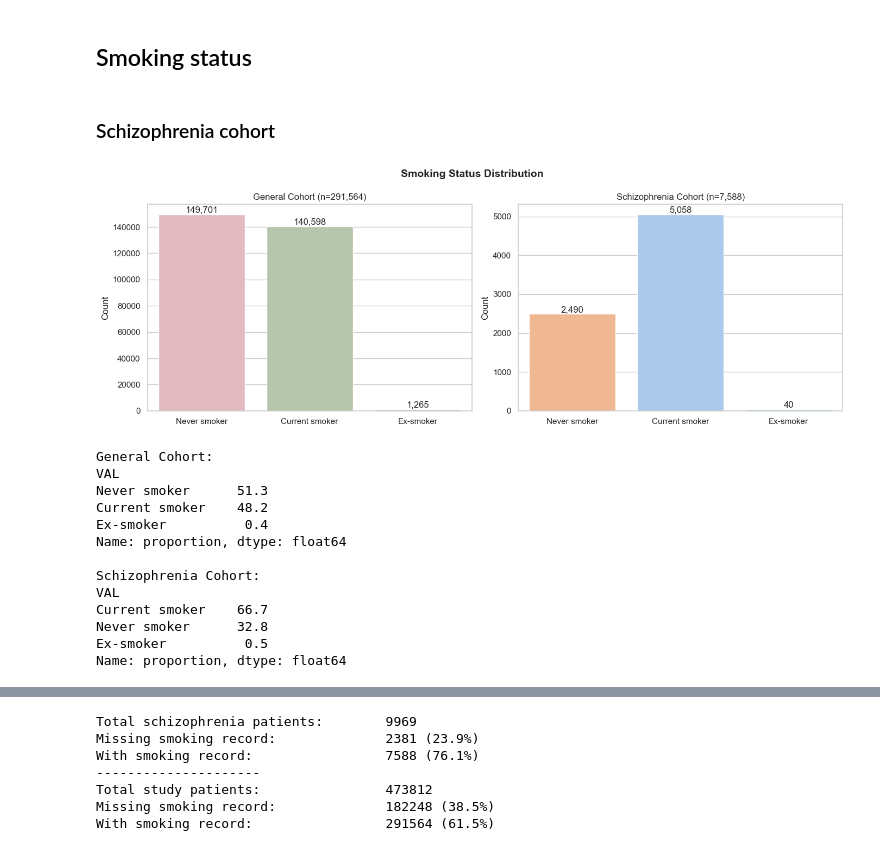
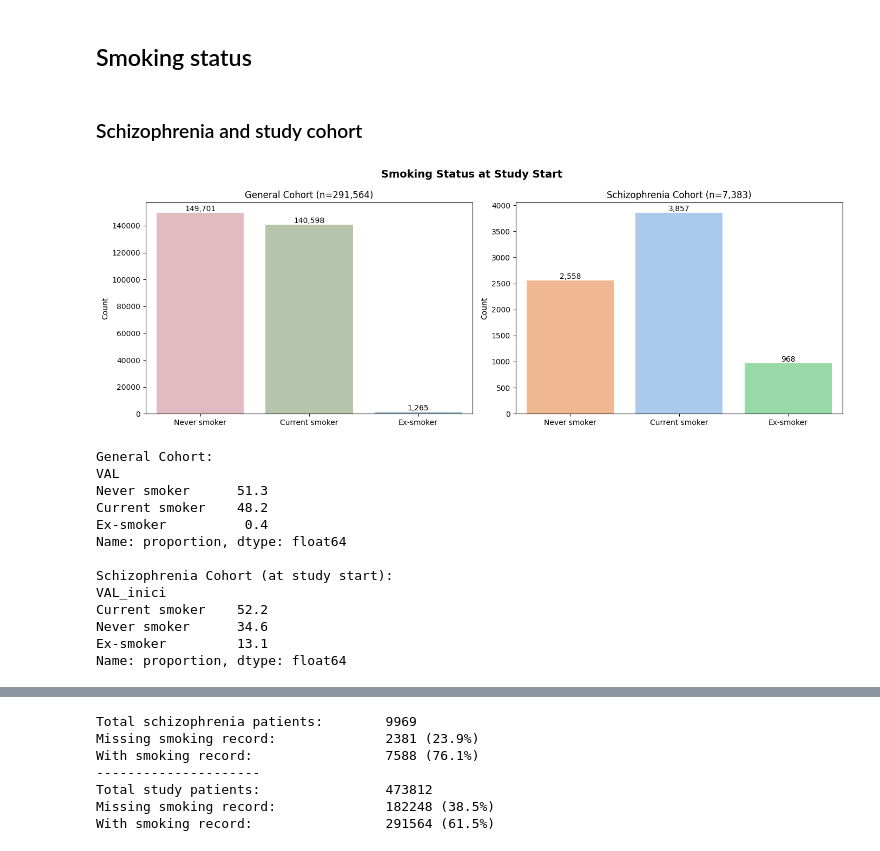
Before and after one commit to laiaraja/Data-sintetica, a Jupyter notebook: src/EDA/eda.ipynb, the cells around one changed output, grey strips where cells are left out. Cells and saved outputs as stored; diff of their text form; code cells hidden in the pictures.

```diff
--- a/src/EDA/eda.ipynb
+++ b/src/EDA/eda.ipynb
@@ -279,8 +280,10 @@ plt.show()
 # %% [markdown]
 ## Smoking status
 # %% [markdown]
-### Schizophrenia cohort
+### Schizophrenia and study cohort
 # %%
+custom2 = ['#E8B4BC', '#B7C9A8', '#A8C5DA', '#D4B8D4', '#F0D9B5']
+
 # Just run the plot you already have replacing df_schiz["VAL"] with df_schiz["VAL_inici"]
 val_labels = {0.0: "Never smoker", 1.0: "Current smoker", 2.0: "Ex-smoker"}
 
@@ -293,34 +296,34 @@ sns.countplot(data=val_study.to_frame(), x="VAL", hue="VAL", legend=False,
               order=val_labels.values(), ax=axes[0], palette=custom2)
 axes[0].set_title(f"General Cohort (n={df_study['VAL'].notna().sum():,})")
 axes[0].set_xlabel("")
 axes[0].set_ylabel("Count")
 for p in axes[0].patches:
     axes[0].annotate(f'{int(p.get_height()):,}',
                      (p.get_x() + p.get_width()/2., p.get_height()),
                      ha='center', va='bottom')
 
 # Schizophrenia cohort - uses VAL_inici
 val_schiz = df_schiz["VAL_inici"].dropna().map(val_labels)
 sns.countplot(data=val_schiz.to_frame(), x="VAL_inici", hue="VAL_inici", legend=False,
               order=val_labels.values(), ax=axes[1], palette="pastel")
 axes[1].set_title(f"Schizophrenia Cohort (n={df_schiz['VAL_inici'].notna().sum():,})")
 axes[1].set_xlabel("")
 axes[1].set_ylabel("Count")
 for p in axes[1].patches:
     axes[1].annotate(f'{int(p.get_height()):,}',
                      (p.get_x() + p.get_width()/2., p.get_height()),
                      ha='center', va='bottom')
 
 plt.tight_layout()
 plt.savefig("smoking_status_distribution.png", dpi=150, bbox_inches="tight")
 plt.show()
 
 print("General Cohort:")
 print(df_study["VAL"].dropna().map(val_labels).value_counts(normalize=True).mul(100).round(1))
 print("\nSchizophrenia Cohort (at study start):")
 print(df_schiz["VAL_inici"].dropna().map(val_labels).value_counts(normalize=True).mul(100).round(1))
 # %% [output]
-[figure, old version]
+[figure, new version]
 General Cohort:
 VAL
 Never smoker      51.3
@@ -328,9 +331,9 @@ Current smoker    48.2
 Ex-smoker          0.4
 Name: proportion, dtype: float64
 
-Schizophrenia Cohort:
-VAL
-Current smoker    66.7
-Never smoker      32.8
-Ex-smoker          0.5
+Schizophrenia Cohort (at study start):
+VAL_inici
+Current smoker    52.2
+Never smoker      34.6
+Ex-smoker         13.1
 Name: proportion, dtype: float64
```
Also changed, not shown: parts of 4 cells of this notebook, 3 other files.
